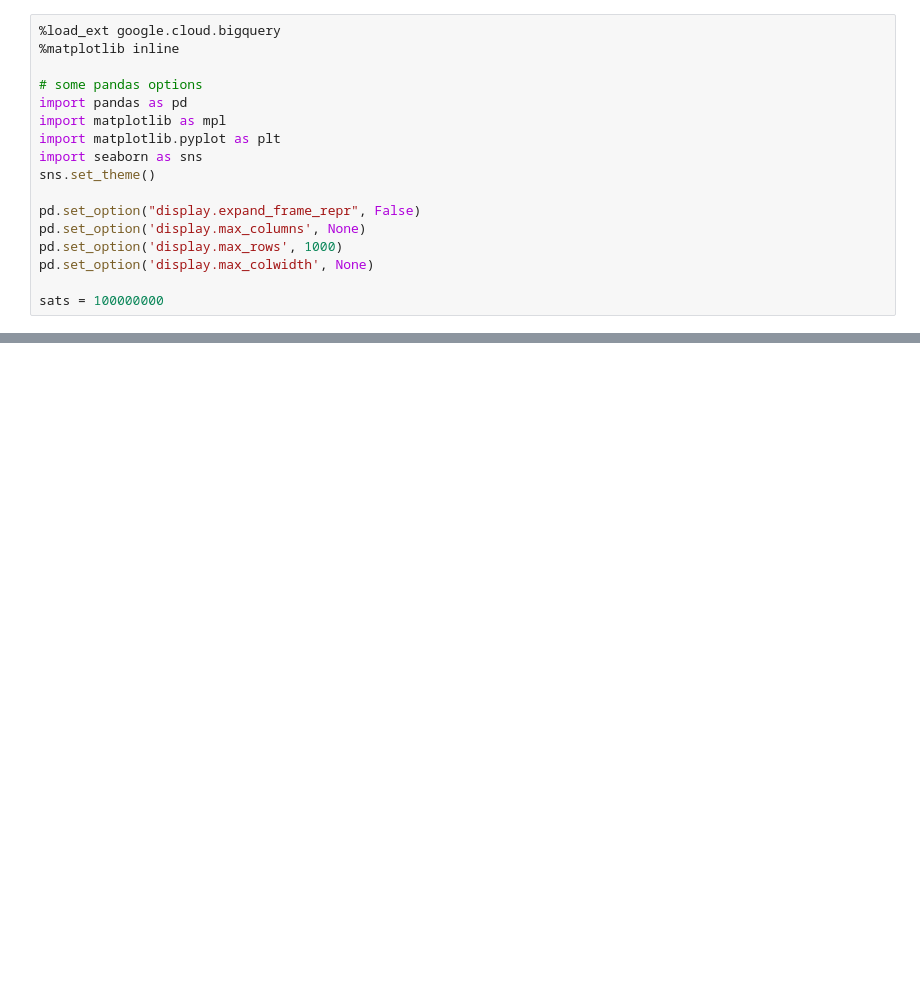
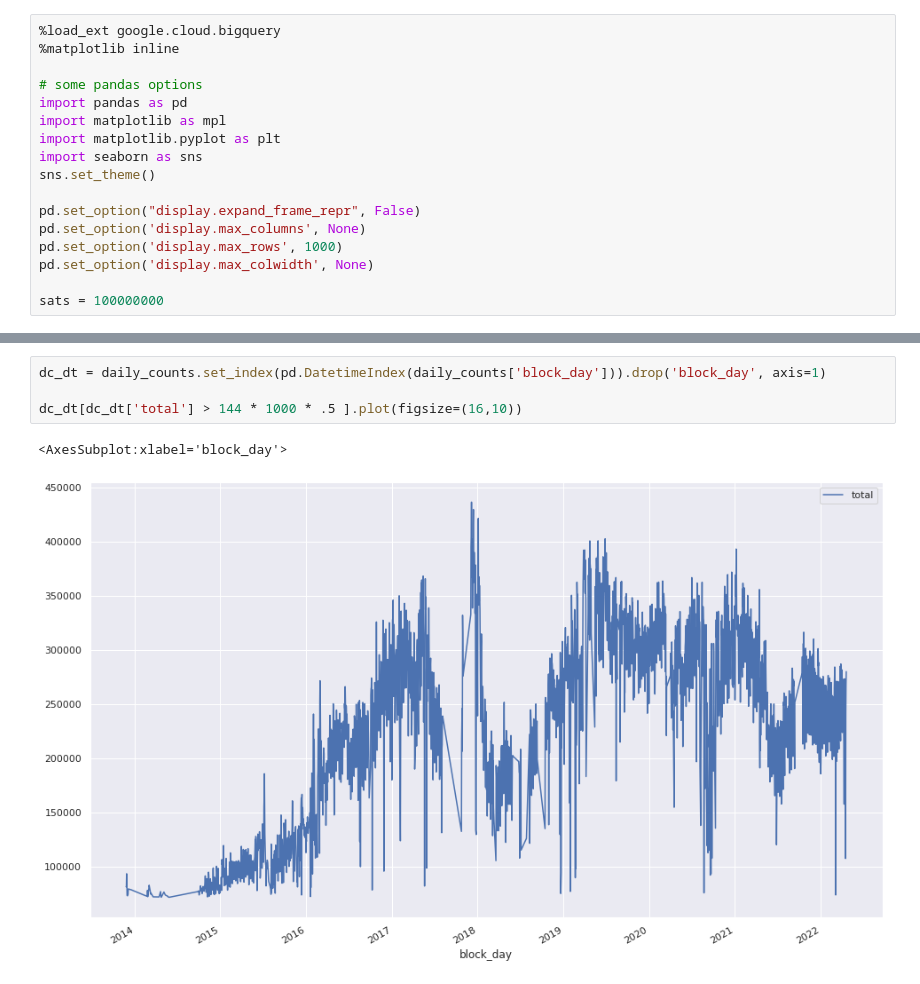
Before and after one commit to josibake/bitcoin-data-analysis, a Jupyter notebook: notebooks/txs-with-mempool-data.ipynb, the cells around one changed output, grey strips where cells are left out. Drawn from its saved outputs; the diff is of its cells as text; blank space fills up the shorter version.

```diff
--- a/notebooks/txs-with-mempool-data.ipynb
+++ b/notebooks/txs-with-mempool-data.ipynb
@@ -99,0 +56,7 @@ txs[
+# %%
+dc_dt = daily_counts.set_index(pd.DatetimeIndex(daily_counts['block_day'])).drop('block_day', axis=1)
+
+dc_dt[dc_dt['total'] > 144 * 1000 * .5 ].plot(figsize=(16,10))
+# %% [output]
+<AxesSubplot:xlabel='block_day'>
+[figure, added]
```
Also changed, not shown: parts of 30 cells of this notebook, 3 other files.
